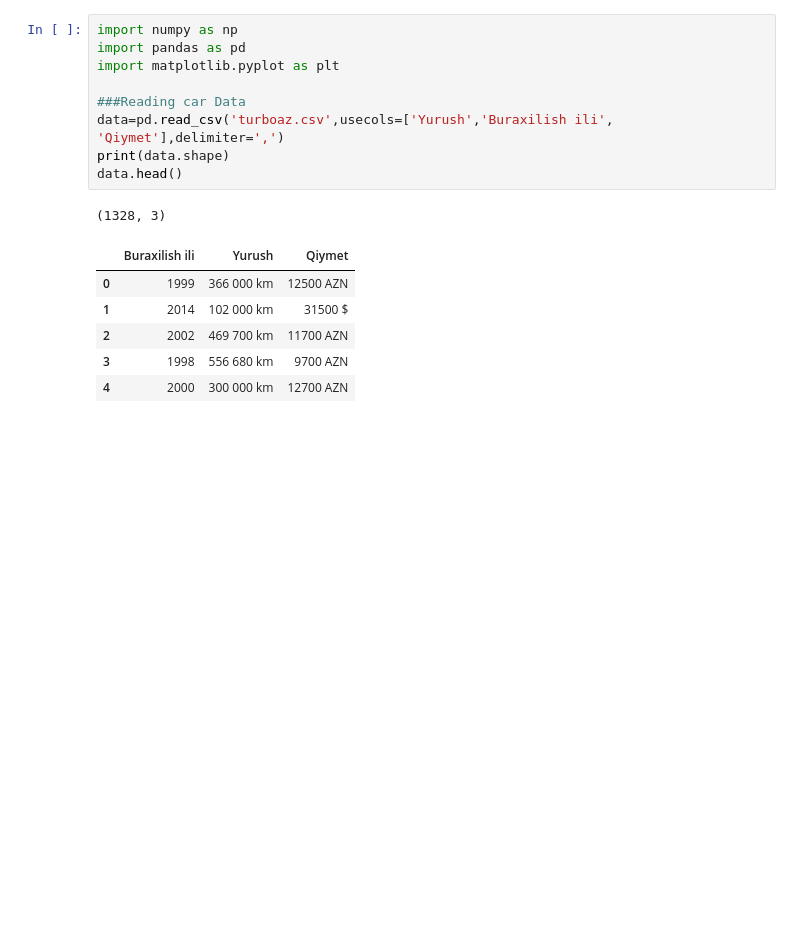
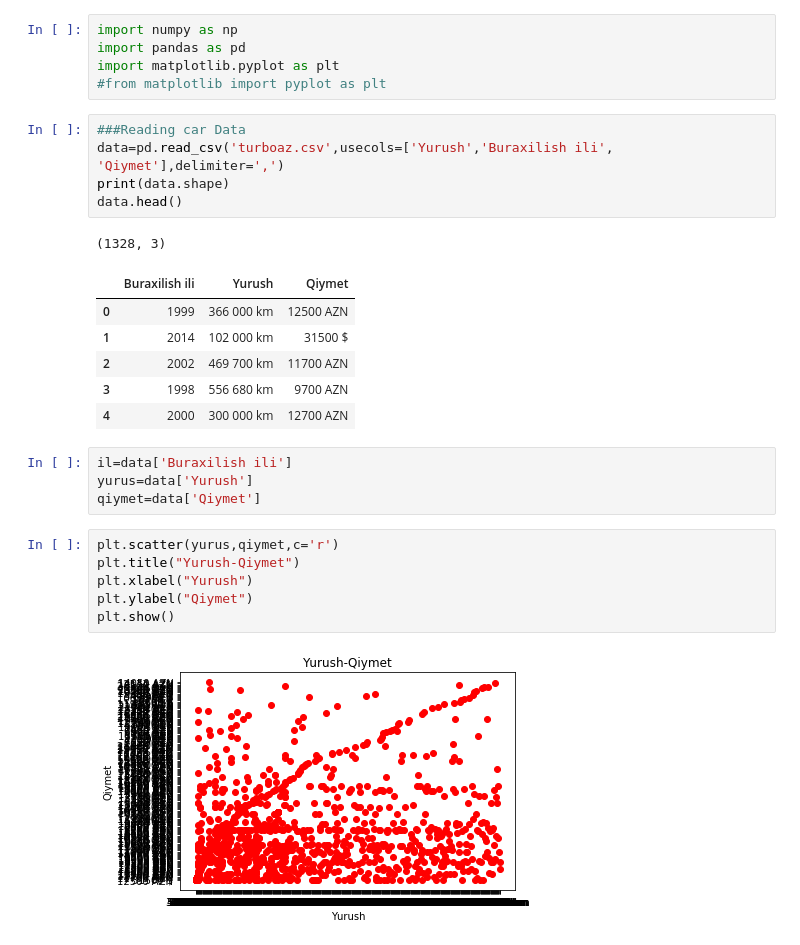
Before and after one commit to Musadiq-Aliyev/Linear-Regression, a Jupyter notebook: Linear Regression.ipynb, the cells around one changed output. Drawn from its saved outputs; the diff is of its cells as text; blank space fills up the shorter version.

```diff
--- a/Linear Regression.ipynb
+++ b/Linear Regression.ipynb
@@ -1,8 +1,9 @@
+# %%
+import numpy as np
+import pandas as pd
+import matplotlib.pyplot as plt
+#from matplotlib import pyplot as plt
 # %%
-import numpy as np
-import pandas as pd
-import matplotlib.pyplot as plt
-
 ###Reading car Data
 data=pd.read_csv('turboaz.csv',usecols=['Yurush','Buraxilish ili', 'Qiymet'],delimiter=',')
 print(data.shape)
@@ -15,3 +16,15 @@ data.head()
 | 2 | 2002 | 469 700 km | 11700 AZN |
 | 3 | 1998 | 556 680 km | 9700 AZN |
 | 4 | 2000 | 300 000 km | 12700 AZN |
+# %%
+il=data['Buraxilish ili']
+yurus=data['Yurush']
+qiymet=data['Qiymet']
+# %%
+plt.scatter(yurus,qiymet,c='r')
+plt.title("Yurush-Qiymet")
+plt.xlabel("Yurush")
+plt.ylabel("Qiymet")
+plt.show()
+# %% [output]
+[figure, added]
```
Also changed, not shown: parts of 3 cells of this notebook.
